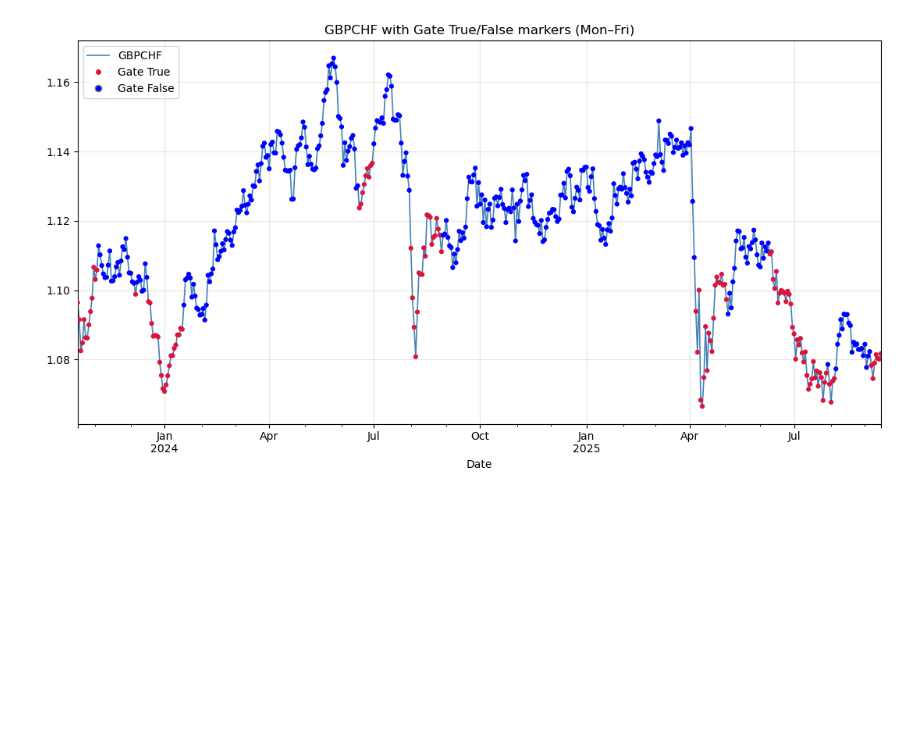
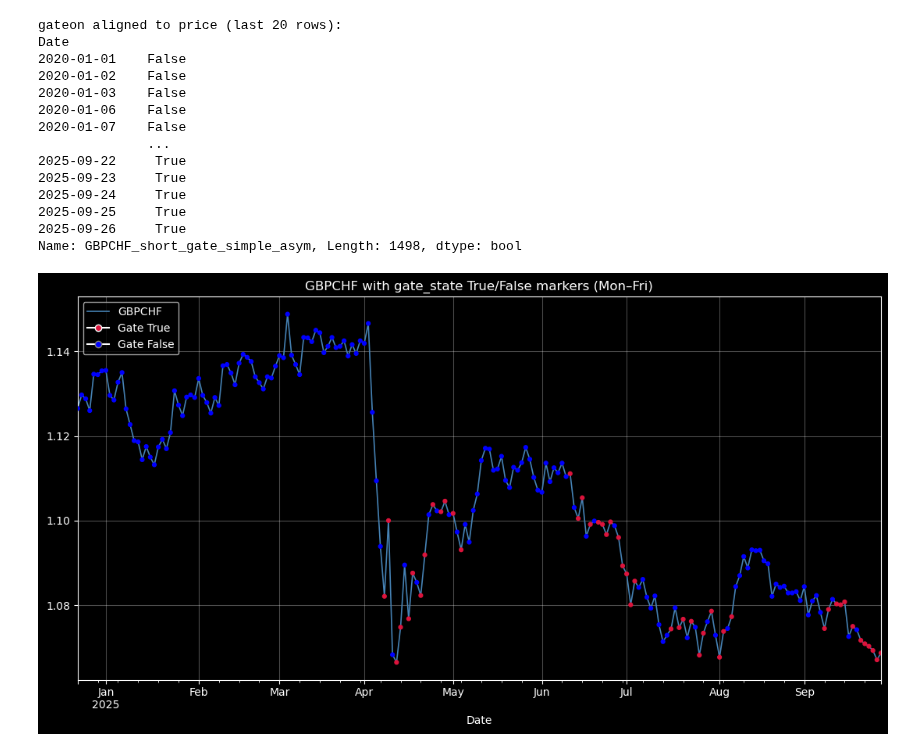
Before and after one commit to nimchimpski/GeoQuant, a Jupyter notebook: fxshort_gate.ipynb, the cells around one changed output. Cells and saved outputs as stored; diff of their text form; code cells hidden in the pictures; blank space fills up the shorter version.

Commit message:
relegate carry

```diff
--- a/fxshort_gate.ipynb
+++ b/fxshort_gate.ipynb
@@ -172,0 +285,19 @@ GBPCHF.FOREX - using cached data
+# %%
+df = fetch_csv_robust(url, params=params, ticker=ticker, max_age=MAX_AGE)
+s = sort_cols(df)
+s= standardize_fx_daily_index(s)
+
+gate_stateon = gbpchf_short_gate_simple_asym(
+    s,
+    carry_ann=0.04,
+    consec_on=1,
+    consec_off=1,
+    buffer20=0.002,
+    shift_for_signal=True,
+    grace_days=0, # 3
+    consec_rises_kill=1,          # disable consecutive-rises kill
+    avg_rise_window=1,            # use 3-day average-of-N drift kill
+    avg_rise_threshold=0.0,       # kill if 3-day mean return >= 0 (up-drift)
+ )
+# Print the full last 80 rows without truncation
+print("returned (last 80 rows):\n" + gate_stateon.tail(80).to_string())
@@ -173,38 +322,48 @@ GBPCHF.FOREX - using cached data
 # %%
-# Overlay gate decisions as per-day True/False markers on the price series
+# Overlay gate_state decisions as per-day True/False markers on the price series
 # Assumes you already have `s` (price series) and `gateon` (boolean series) defined
+# Set how much tail to display (most recent N bars). Set to None for full history.
+plt.style.use('dark_background')
 
-# Set how much tail to display (most recent N bars). Set to None for full history.
-TAIL_BARS = 500
-
+TAIL_BARS = 200
 # Use Mon–Fri only for plotting to avoid weekend prints often present in FX feeds
+s=s.tail(200)
 s_std_plot = standardize_fx_daily_index(s)
 
 # Select tail for plotting
 s_plot = s_std_plot.tail(TAIL_BARS) if TAIL_BARS else s_std_plot
-
 fig, ax = plt.subplots(figsize=(11, 6))
-
 # Base price plot
 s_plot.plot(ax=ax, color='steelblue', lw=1.2, label='GBPCHF')
-
-# Align gate to price index (gate is Mon–Fri too)
-g = gateon.reindex(s_plot.index).fillna(False).astype(bool)
-
-# Overlay markers colored by gate state on the price series
+# Align gate_state to price index (gate is Mon–Fri too)
+g = gate_stateon.reindex(s_plot.index).fillna(False).astype(bool)
+print(f'gateon aligned to price (last 20 rows):\n{gate_stateon}')
+# Overlay markers colored by gate_state state on the price series
 colors = np.where(g.values, 'crimson', 'blue')
 ax.scatter(s_plot.index, s_plot.values, c=colors, s=12, zorder=3)
-
-# Legend: include price and gate state keys
+# Legend: include price and gate_state state keys
 from matplotlib.lines import Line2D
 handles, labels = ax.get_legend_handles_labels()
 gate_true = Line2D([0],[0], marker='o', color='w', label='Gate True', markerfacecolor='crimson', markersize=6)
 gate_false = Line2D([0],[0], marker='o', color='w', label='Gate False', markerfacecolor='blue', markeredgecolor='gray', markersize=6)
 ax.legend(handles + [gate_true, gate_false], labels + ['Gate True','Gate False'], loc='upper left')
-
-ax.set_title('GBPCHF with Gate True/False markers (Mon–Fri)')
+ax.set_title('GBPCHF with gate_state True/False markers (Mon–Fri)')
 ax.grid(True, alpha=0.3)
 plt.tight_layout()
 plt.show()
 # %% [output]
+gateon aligned to price (last 20 rows):
+Date
+2020-01-01    False
+2020-01-02    False
+2020-01-03    False
+2020-01-06    False
+2020-01-07    False
+              ...
+2025-09-22     True
+2025-09-23     True
+2025-09-24     True
+2025-09-25     True
+2025-09-26     True
+Name: GBPCHF_short_gate_simple_asym, Length: 1498, dtype: bool
-[figure, old version]
+[figure, new version]
```
Also changed, not shown: parts of 4 cells of this notebook, 20 other files.
